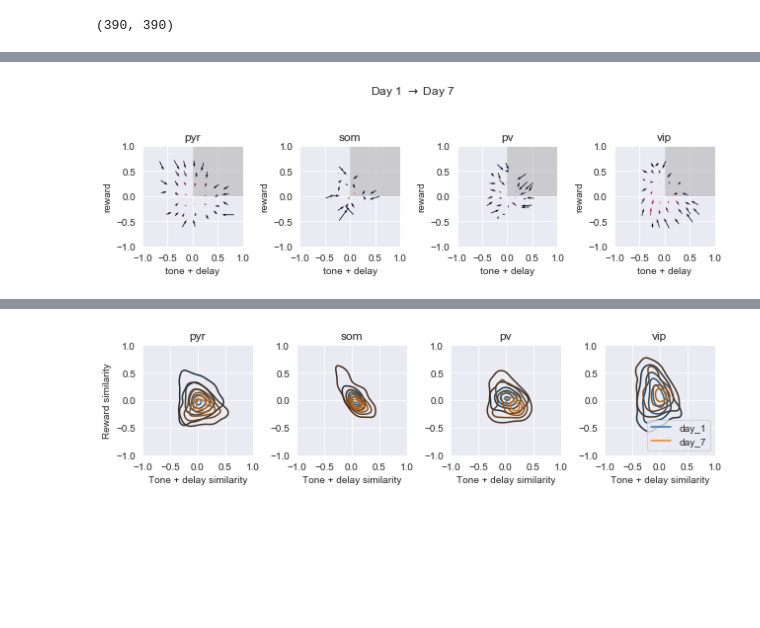
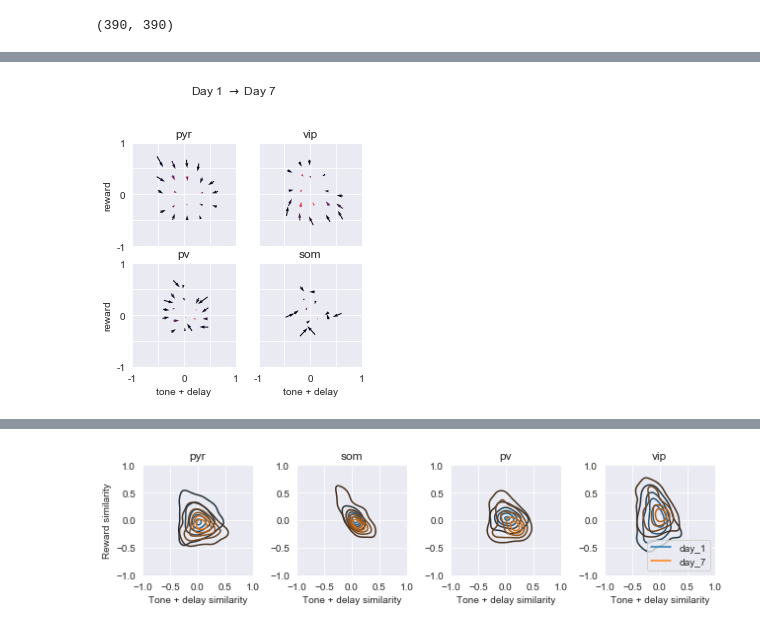
Before and after one commit to nauralcodinglab/interneuron-reward, a Jupyter notebook: notebooks/evolving_trial_structure_projections.ipynb, the cells around one changed output, grey strips where cells are left out. Cells and saved outputs as stored; diff of their text form; code cells hidden in the pictures; blank space fills up the shorter version.

Commit message:
Figure tweaks for candice

```diff
--- a/notebooks/evolving_trial_structure_projections.ipynb
+++ b/notebooks/evolving_trial_structure_projections.ipynb
@@ -20,3 +15,4 @@ from lib.data import conditions as cond
 from lib.features import decomposition as de
 # %%
 np.random.seed(42)
+plt.rc('svg', fonttype='none')
@@ -420,0 +179,2 @@ vip_day_1 v.s. vip_day_7: Mann-Whitney-Wilcoxon test two-sided with Bonferroni c
+# %%
+CELLTYPE_ORDER = [cond.CellType.pyr, cond.CellType.vip, cond.CellType.pv, cond.CellType.som]
@@ -460,50 +360,56 @@ def learning_quiver(x, y, units, first_timestep, bins=20):
 # %%
-def learning_quiver_by_condition(cell_type, first_day, last_day, x_component, y_component, flip_time=False):
-    mask = (
-        (grand_fluo.get_meta_attr('cell_type') == cell_type)
-        & (grand_fluo.get_meta_attr('first_day') <= min(first_day, last_day))
-        & ((grand_fluo.get_meta_attr('day') == first_day)
-           | (grand_fluo.get_meta_attr('day') == last_day))
-    )
+def learning_quiver_by_condition(cell_type, x_component, y_component, flip_time=False):
+    mask = cell_types == cell_type
     if not flip_time:
-        first_timestep_mask = grand_fluo.get_meta_attr('day')[mask] == first_day
+        first_timestep_mask = days[mask] == 1
     else:
-        first_timestep_mask = grand_fluo.get_meta_attr('day')[mask] == last_day
+        first_timestep_mask = days[mask] == 7
     learning_quiver(
         x=ideal_projection_similarities[x_component][mask],
         y=ideal_projection_similarities[y_component][mask],
-        units=grand_fluo.get_meta_attr('cell_uid')[mask],
+        units=cell_ids[mask],
         first_timestep=first_timestep_mask,
-        bins=7
+        bins=5
     )
 # %%
-plt.figure(figsize=(9, 3))
+sns.set_style('darkgrid')
+
+plt.figure(figsize=(4, 4.5))
 plt.suptitle(r'Day 1 $\rightarrow$ Day 7')
 
-for i, celltype in enumerate(cond.CellType):
+for i, celltype in enumerate(CELLTYPE_ORDER):
 
-    plt.subplot(1, len(cond.CellType), i+1)
+    plt.subplot(2, 2, i+1)
+
     plt.title(celltype)
     plt.gca().set_aspect(1)
-    plt.fill_between(
-        [0, 1], [0, 0], [1, 1],
-        facecolor='gray', alpha=0.3, edgecolor='none',
-        label='Captured by reliability analysis'
+    learning_quiver_by_condition(
+        celltype, 'tone + delay', 'reward'
     )
-    learning_quiver_by_condition(
-        celltype, cond.Day(1), cond.Day(7), 'tone + delay', 'reward'
-    )
-    plt.xlabel('tone + delay')
-    plt.ylabel('reward')
+
+    plt.xticks([-1, -0.5, 0, 0.5, 1])
+    plt.yticks([-1, -0.5, 0, 0.5, 1])
+    if i > 1:
+        plt.xlabel('tone + delay')
+        plt.gca().set_xticklabels(['-1', '', '0', '', '1'])
+    else:
+        plt.gca().set_xticklabels([])
+
+    if i %2 == 0:
+        plt.ylabel('reward')
+        plt.gca().set_yticklabels(['-1', '', '0', '', '1'])
+    else:
+        plt.gca().set_yticklabels([])
+
     plt.xlim(-1, 1)
     plt.ylim(-1, 1)
-    plt.xticks([-1, -0.5, 0, 0.5, 1])
+
 
 plt.tight_layout()
-plt.subplots_adjust(top=0.85)
+plt.subplots_adjust(top=0.8)
 
 plt.savefig('../img/quiver/all_celltypes_not_to_scale.png'.format(celltype), dpi=600)
 
 plt.show()
 # %% [output]
-[figure, old version]
+[figure, new version]
```
Also changed, not shown: parts of 65 cells of this notebook, 1 other file.
